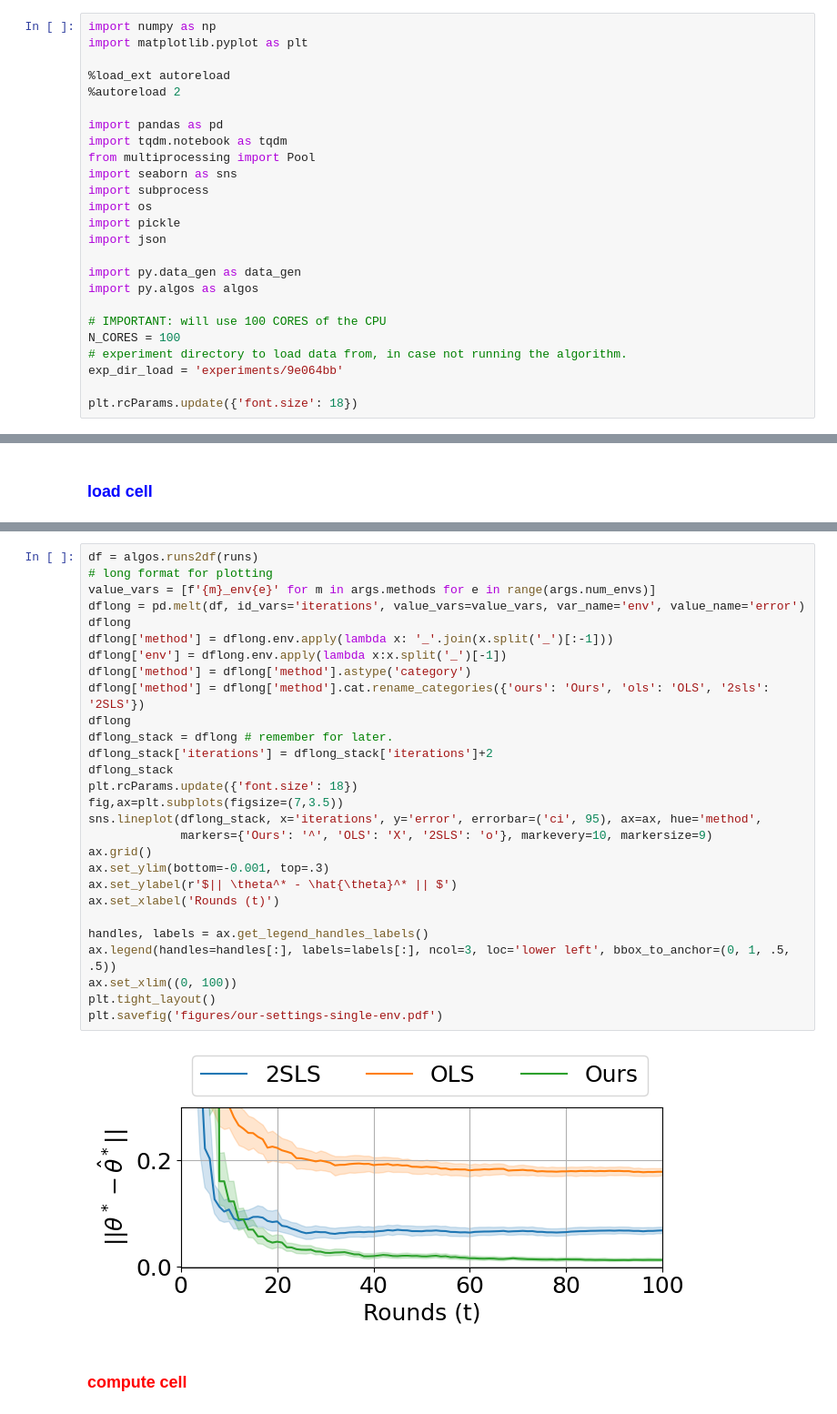
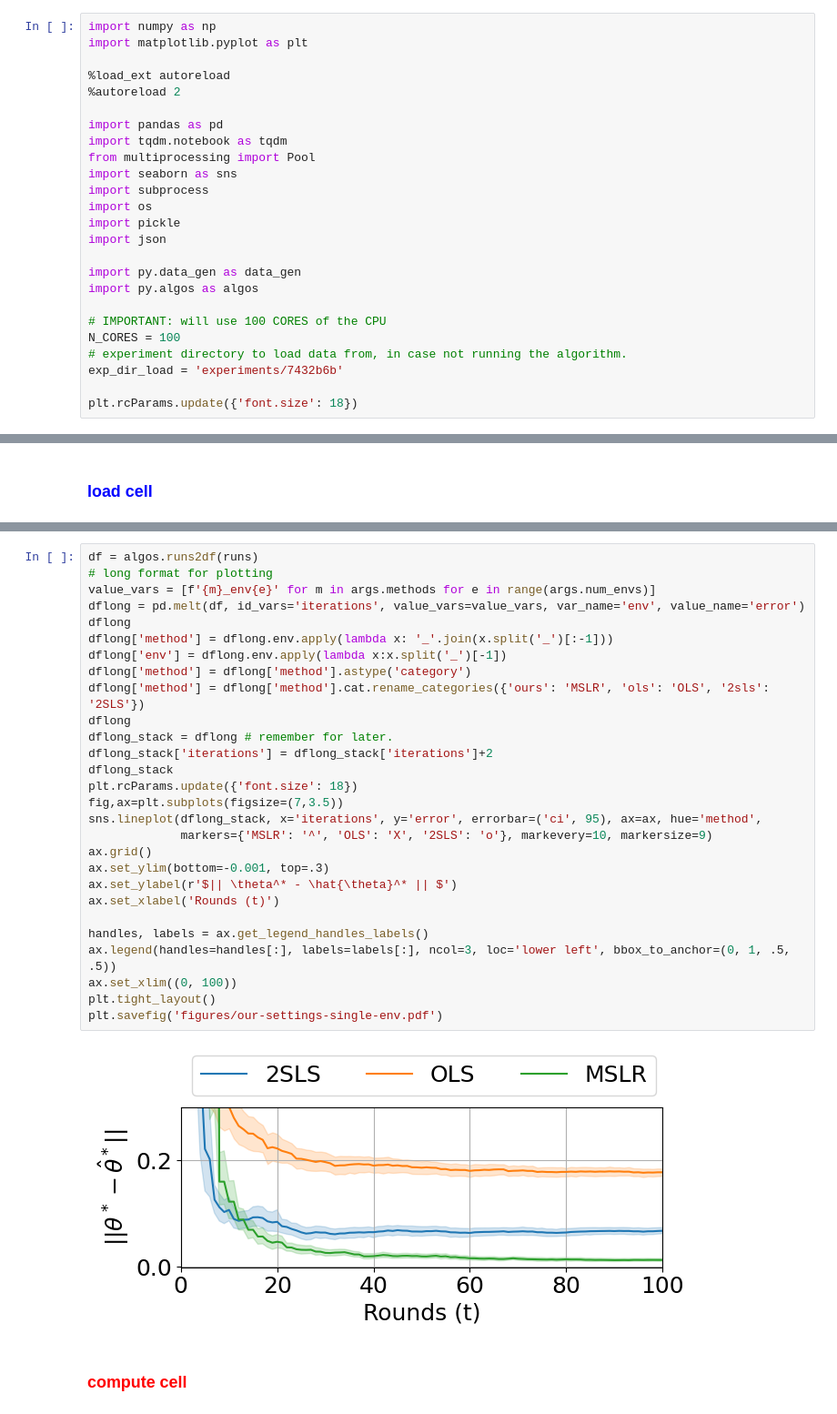
Before and after one commit to muneebaadil/strategic-instrumental-variable-regression, a Jupyter notebook: experiments.ipynb, the cells around one changed output, grey strips where cells are left out. Shown at 91% size. Cells and saved outputs as stored; diff of their text form.

```diff
--- a/experiments.ipynb
+++ b/experiments.ipynb
@@ -20,7 +20,7 @@ import py.algos as algos
 # IMPORTANT: will use 100 CORES of the CPU
 N_CORES = 100
 # experiment directory to load data from, in case not running the algorithm.
-exp_dir_load = 'experiments/9e064bb'
+exp_dir_load = 'experiments/7432b6b'
 
 plt.rcParams.update({'font.size': 18})
 # %%
@@ -253,33 +250,33 @@ df = df2
 # %%
 df = algos.runs2df(runs)
 # long format for plotting
 value_vars = [f'{m}_env{e}' for m in args.methods for e in range(args.num_envs)]
 dflong = pd.melt(df, id_vars='iterations', value_vars=value_vars, var_name='env', value_name='error')
 dflong
 dflong['method'] = dflong.env.apply(lambda x: '_'.join(x.split('_')[:-1]))
 dflong['env'] = dflong.env.apply(lambda x:x.split('_')[-1])
 dflong['method'] = dflong['method'].astype('category')
-dflong['method'] = dflong['method'].cat.rename_categories({'ours': 'Ours', 'ols': 'OLS', '2sls': '2SLS'})
+dflong['method'] = dflong['method'].cat.rename_categories({'ours': 'MSLR', 'ols': 'OLS', '2sls': '2SLS'})
 dflong
 dflong_stack = dflong # remember for later.
 dflong_stack['iterations'] = dflong_stack['iterations']+2
 dflong_stack
 plt.rcParams.update({'font.size': 18})
 fig,ax=plt.subplots(figsize=(7,3.5))
 sns.lineplot(dflong_stack, x='iterations', y='error', errorbar=('ci', 95), ax=ax, hue='method',
-             markers={'Ours': '^', 'OLS': 'X', '2SLS': 'o'}, markevery=10, markersize=9)
+             markers={'MSLR': '^', 'OLS': 'X', '2SLS': 'o'}, markevery=10, markersize=9)
 ax.grid()
 ax.set_ylim(bottom=-0.001, top=.3)
 ax.set_ylabel(r'$|| \theta^* - \hat{\theta}^* || $')
 ax.set_xlabel('Rounds (t)')
 
 handles, labels = ax.get_legend_handles_labels()
 ax.legend(handles=handles[:], labels=labels[:], ncol=3, loc='lower left', bbox_to_anchor=(0, 1, .5, .5))
 ax.set_xlim((0, 100))
 plt.tight_layout()
 plt.savefig('figures/our-settings-single-env.pdf')
 # %% [output]
-[figure, old version]
+[figure, new version]
 # %% [markdown]
 ### <font color='red'>compute cell</font>
 # %%
```
Also changed, not shown: parts of 12 cells of this notebook.
